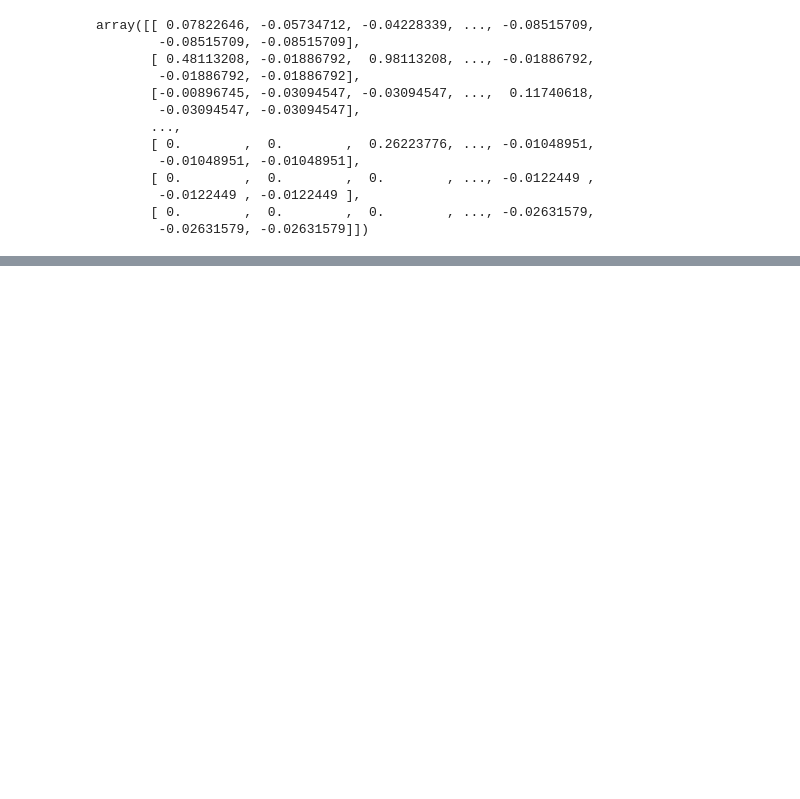
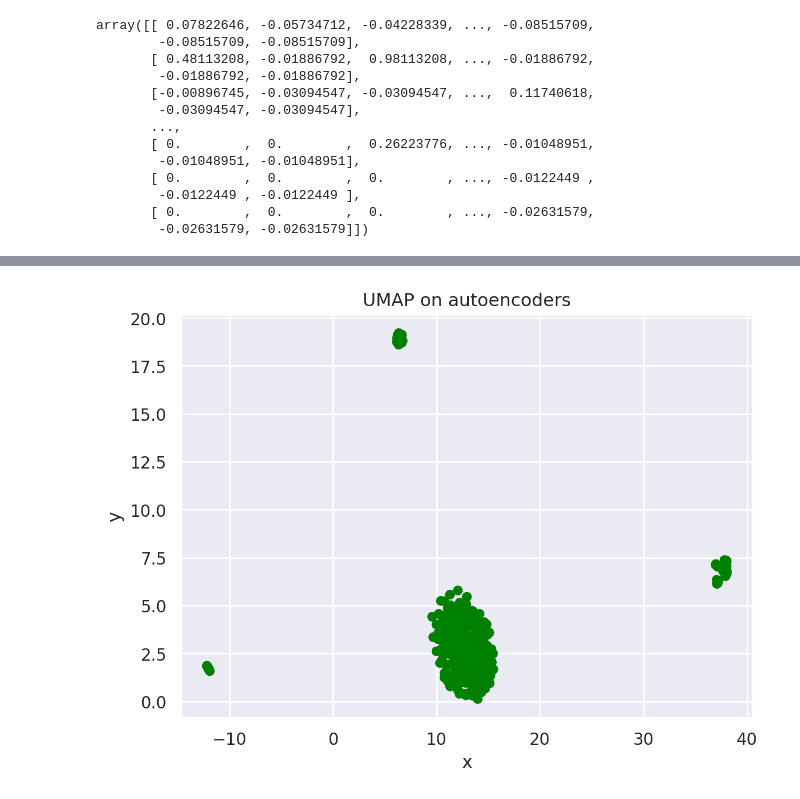
Before and after one commit to elvyna/uci-online-retail, a Jupyter notebook: notebooks/2021-07-05-time-series-clustering.ipynb, the cells around one changed output, grey strips where cells are left out. Saved outputs shown, nothing was run; the diff lists cells and outputs as text; code cells hidden in the pictures; blank space fills up the shorter version.

Commit message:
Increase n_sample & add plots

```diff
--- a/notebooks/2021-07-05-time-series-clustering.ipynb
+++ b/notebooks/2021-07-05-time-series-clustering.ipynb
@@ -337,7 +341,7 @@ from keras.utils import plot_model
 # define input sequence
 USE_SUBSET = True
 if USE_SUBSET:
-    input_sequence = df_agg_pivot.values[:50]
+    input_sequence = df_agg_pivot.values[:500]
 else:
     input_sequence = df_agg_pivot.values
 
@@ -367,7 +371,6 @@ plot_model(model, show_shapes=True, to_file='report/lstm_encoder.png')
 # get the feature vector for the input sequence
 yhat = model.predict(sequence, verbose=0)
 
-# TODO: investigate nans
 print(yhat.shape)
 print(yhat)
 # %% [output]
@@ -420,0 +413,24 @@ array([[[ 8.0689788e-06],
+# %%
+# further reading - alignedumap
+# https://umap-learn.readthedocs.io/en/latest/aligned_umap_politics_demo.html
+
+import umap
+
+embedding = umap.UMAP(
+    n_neighbors=10,
+    min_dist=0.2,
+    n_components=2,
+    random_state=121,
+).fit_transform(
+    yhat.reshape(
+        (yhat.shape[0], yhat.shape[1])
+    )
+)
+
+df_umap = pd.DataFrame(data={
+    'x': embedding[0:,0],
+    'y': embedding[0:,1],
+    'stock_code': df_agg_pivot[:n_sample].index,
+})
+
+df_umap.head()
@@ -420,0 +444,14 @@ array([[[ 8.0689788e-06],
+# %%
+import seaborn.objects as so
+
+plot = (
+    so.Plot(
+        data=df_umap, x='x', y='y'
+    )
+    .add(so.Dot(color="green"))
+    .label(x='x', y='y', title='UMAP on autoencoders')
+)
+
+plot
+# %% [output]
+[figure, added]
```
Also changed, not shown: parts of 19 cells of this notebook.
